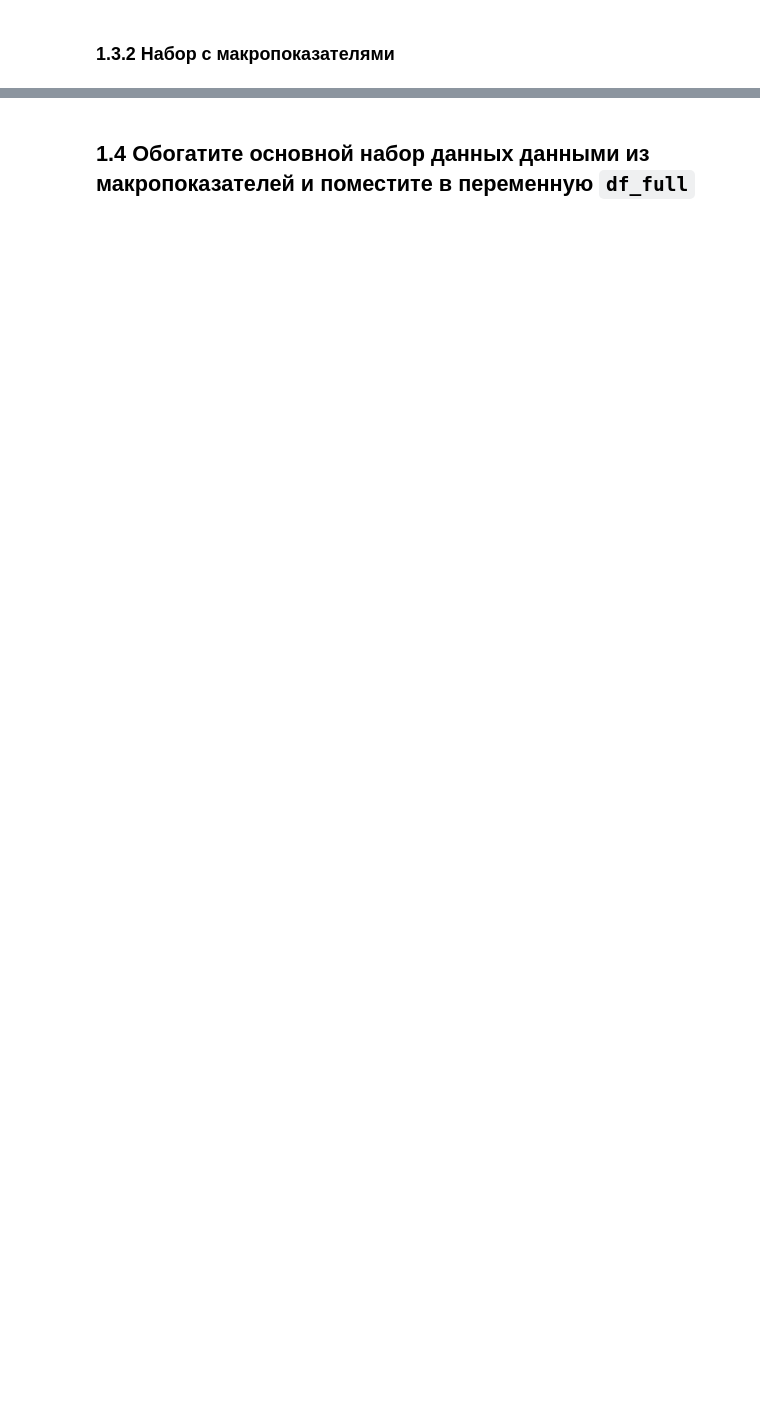
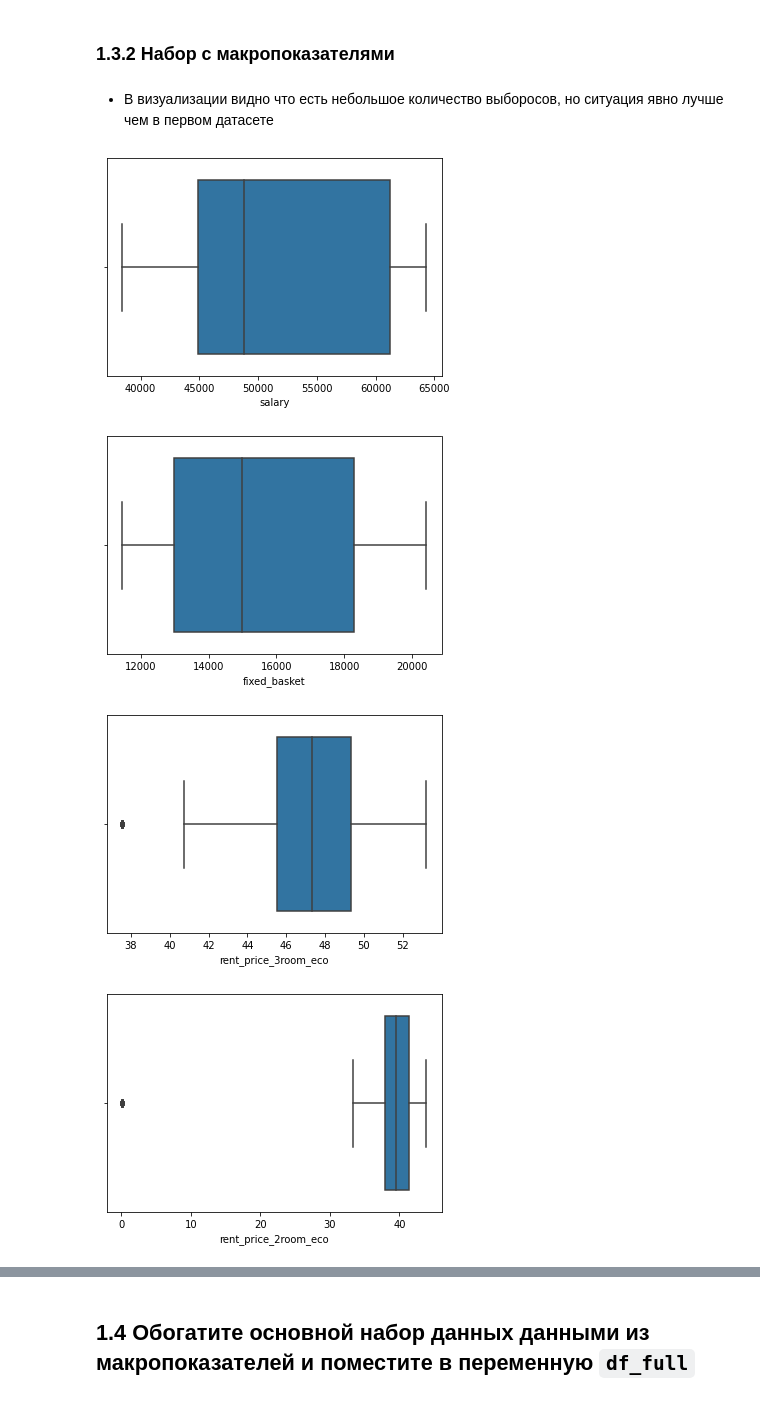
Before and after one commit to modernpacifist/engineering-of-machine-learning-urfu, a Jupyter notebook: python-pro-level/Notebooks/ResultantProject.ipynb, the cells around one changed output, grey strips where cells are left out. Drawn from its saved outputs; the diff is of its cells as text; code cells hidden in the pictures; blank space fills up the shorter version.

```diff
--- a/python-pro-level/Notebooks/ResultantProject.ipynb
+++ b/python-pro-level/Notebooks/ResultantProject.ipynb
@@ -354,2 +496,11 @@ df.head()
 # %% [markdown]
 ### 1.3.2 Набор с макропоказателями
+# %% [markdown]
+- В визуализации видно что есть небольшое количество выборосов, но ситуация явно лучше чем в первом датасете
+# %%
+visualize_dataframe(macro)
+# %% [output]
+[figure, added]
+[figure, added]
+[figure, added]
+[figure, added]
```
Also changed, not shown: parts of 43 cells of this notebook.
